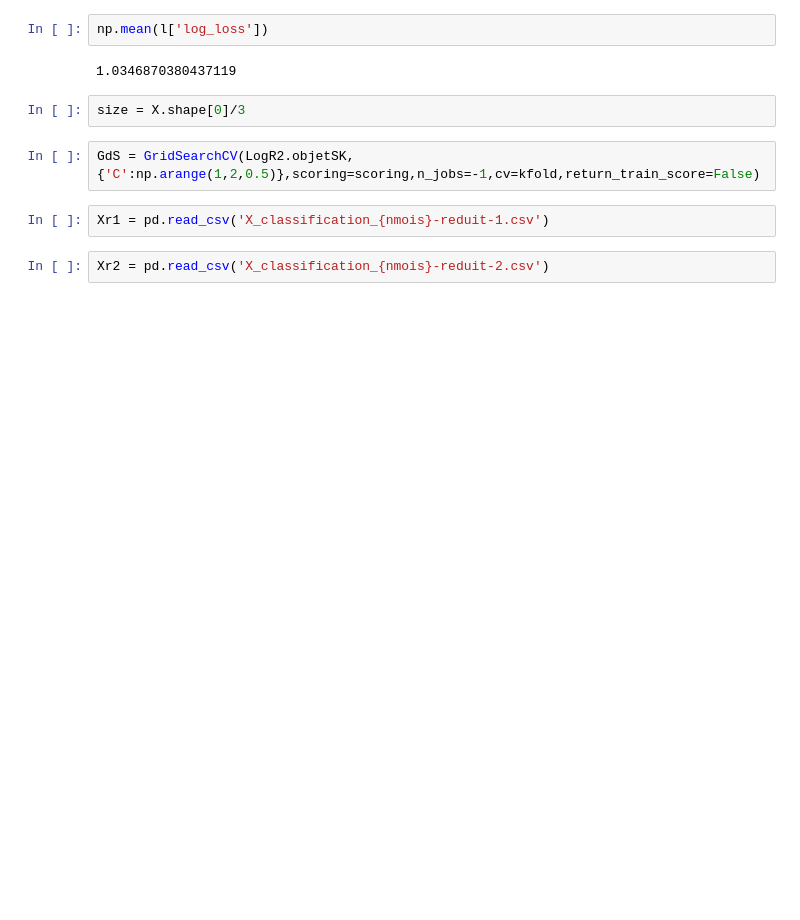
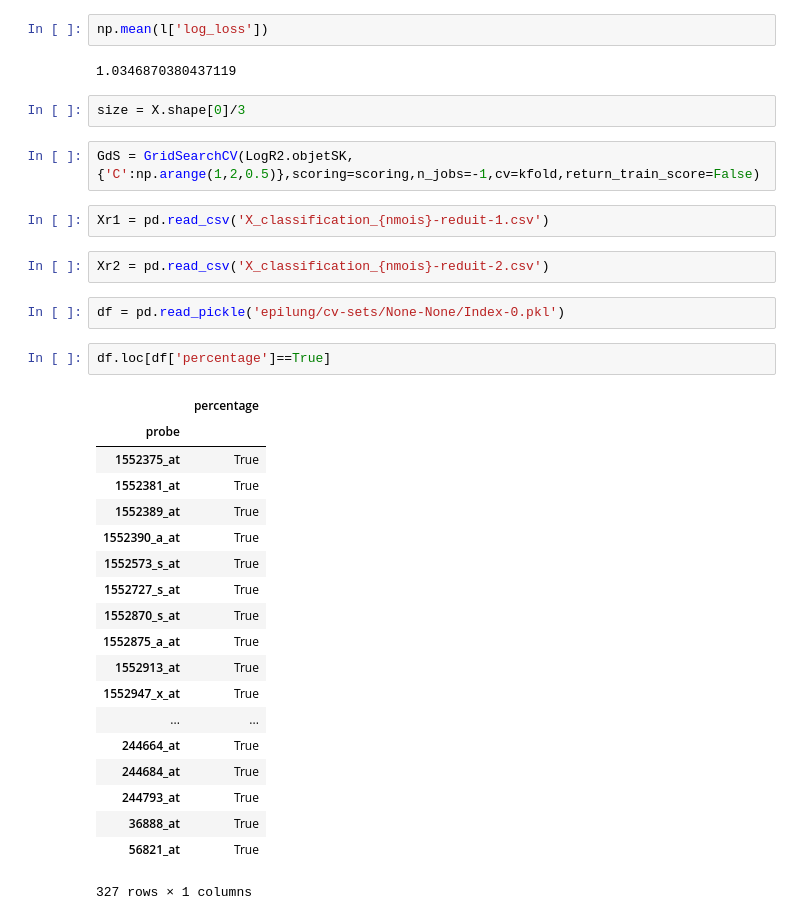
Before and after one commit to MerlinDumeur/PredVir, a Jupyter notebook: Rapport.ipynb, the cells around one changed output. Drawn from its saved outputs; the diff is of its cells as text; blank space fills up the shorter version.

```diff
--- a/Rapport.ipynb
+++ b/Rapport.ipynb
@@ -1566,3 +1566,27 @@ GdS = GridSearchCV(LogR2.objetSK,{'C':np.arange(1,2,0.5)},scoring=scoring,n_jobs
 Xr1 = pd.read_csv('X_classification_{nmois}-reduit-1.csv')
 # %%
 Xr2 = pd.read_csv('X_classification_{nmois}-reduit-2.csv')
+# %%
+df = pd.read_pickle('epilung/cv-sets/None-None/Index-0.pkl')
+# %%
+df.loc[df['percentage']==True]
+# %% [output]
+|  | percentage |
+| probe |  |
+| 1552375_at | True |
+| 1552381_at | True |
+| 1552389_at | True |
+| 1552390_a_at | True |
+| 1552573_s_at | True |
+| 1552727_s_at | True |
+| 1552870_s_at | True |
+| 1552875_a_at | True |
+| 1552913_at | True |
+| 1552947_x_at | True |
+| ... | ... |
+| 244664_at | True |
+| 244684_at | True |
+| 244793_at | True |
+| 36888_at | True |
+| 56821_at | True |
+327 rows × 1 columns
```
Also changed, not shown: 4 other files.
